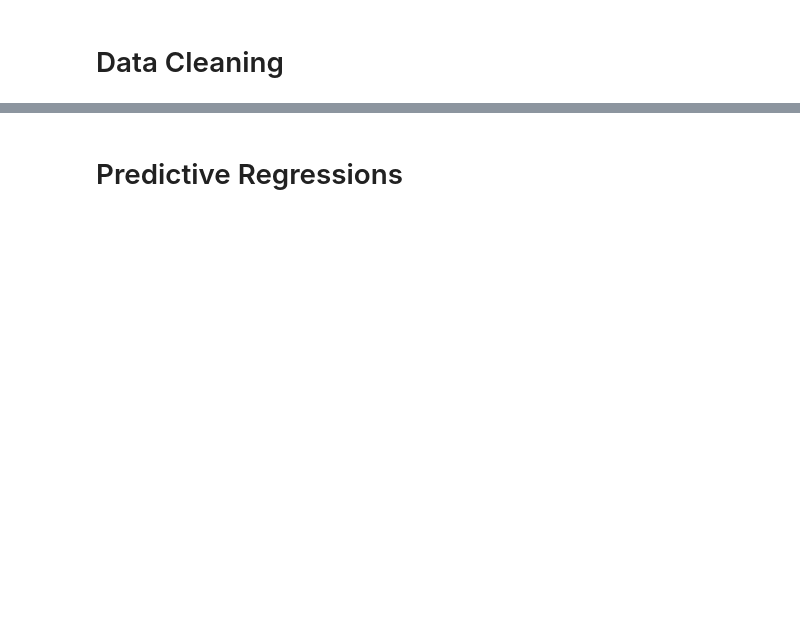
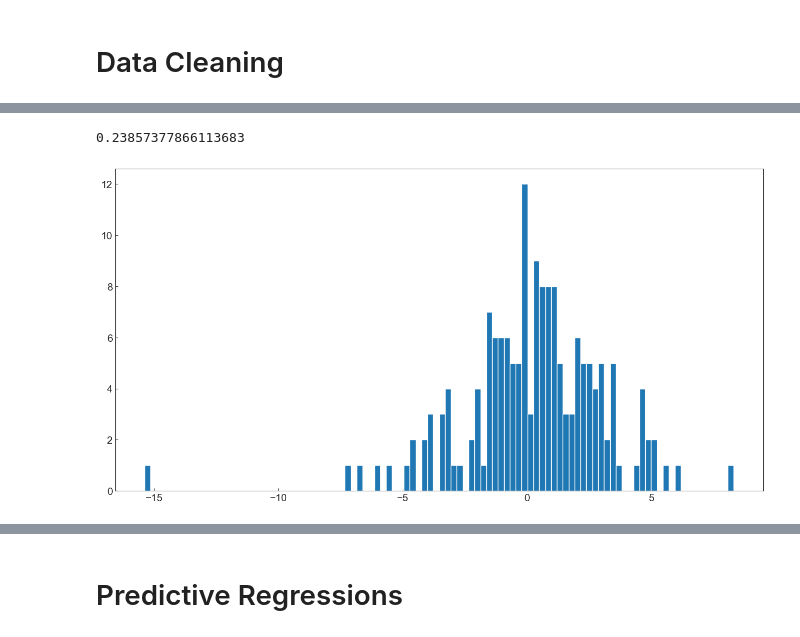
Before and after one commit to GuentherSteiner/Vitznau_2, a Jupyter notebook: task3_nick_thomas.ipynb, the cells around one changed output, grey strips where cells are left out. Saved outputs shown, nothing was run; the diff lists cells and outputs as text; code cells hidden in the pictures; blank space fills up the shorter version.

Commit message:
data load and cleaning and traintest split

```diff
--- a/task3_nick_thomas.ipynb
+++ b/task3_nick_thomas.ipynb
@@ -8,2 +50,12 @@
 # %% [markdown]
 # LoadData
+# %%
+# data = data for task 3 (leading economic indicators), data_factors = including factors from task 2, data_strat = strategies as daily indices
+
+data = pd.read_excel("Cleaned_Data_Task3_nofactors.xlsx", parse_dates=["Date"])
+# data_factors = pd.read_excel("Cleaned_Data_Task3.xlsx", parse_dates=["Date"]) # muesch denne eh ihre scheiss auna i euse code haue drum wäred da de cleaned df für das hani aber jetzt nanig benutz
+data_strat = pd.read_excel("Strategy_data.xlsx", parse_dates=["Date"])
+
+# Check
+print(type(data_strat))
+print(data_strat.dtypes)
@@ -10,2 +71,7 @@
 # %% [markdown]
 # Data Cleaning
+# %%
+# Create cumulative Monthly returns out of Daily Strategy index
+data_strat.set_index("Date", inplace=True) # bc formula needs datetimeindex
+
+strat_mtl = data_strat.pct_change().resample("M").agg(lambda x: ((1+x).prod()-1)*100) # pct_change creates ordinary returns, resample Monthly and aggregating with the (1+x) -1 formula to get monthly ordinary returns
@@ -11,0 +81,4 @@
+# %%
+data.set_index("Date", inplace=True) # bc data_strat has datetimeindex it is easier to concat
+df = pd.concat([data, strat_mtl], axis=1)
+df
@@ -11,0 +100,6 @@
+# %%
+# Log the big variables
+df["ln_initial_claims"] = np.log(df['initial_claims'])
+df["ln_orders_cap"] = np.log(df['orders_cap'])
+df["ln_orders_CG"] = np.log(df['orders_CG'])
+df
@@ -11,0 +142,12 @@
+# %%
+df.Carry_G10.mean()
+# %% [output]
+0.23857377866113683
+# %%
+# Descriptive Statistics of the Strategies
+fig, ax = plt.subplots()
+ax.hist(df.Carry_G10, label="Carry G10", bins=100)
+#ax.set_xbound(lower=0,upper=1)
+plt.show()
+# %% [output]
+[figure, added]
```
Also changed, not shown: parts of 19 cells of this notebook, 8 other files.
